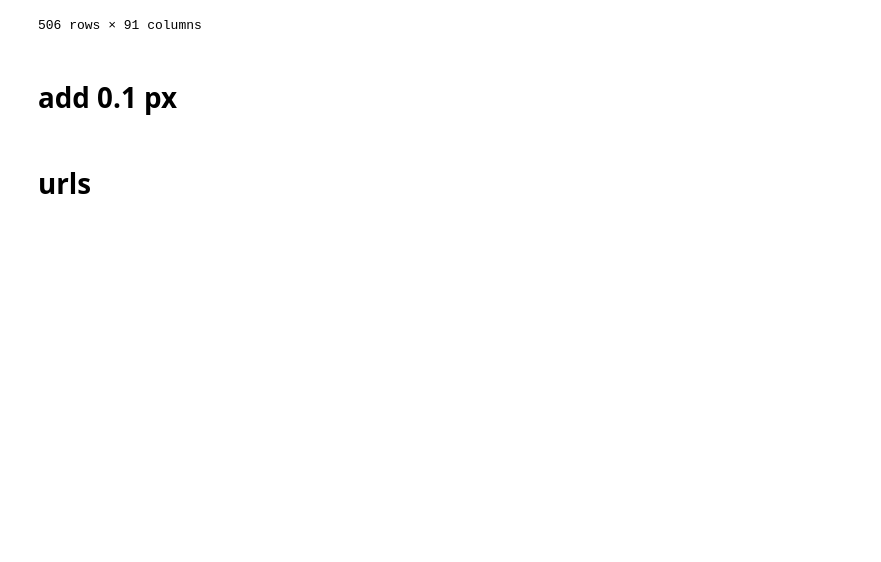
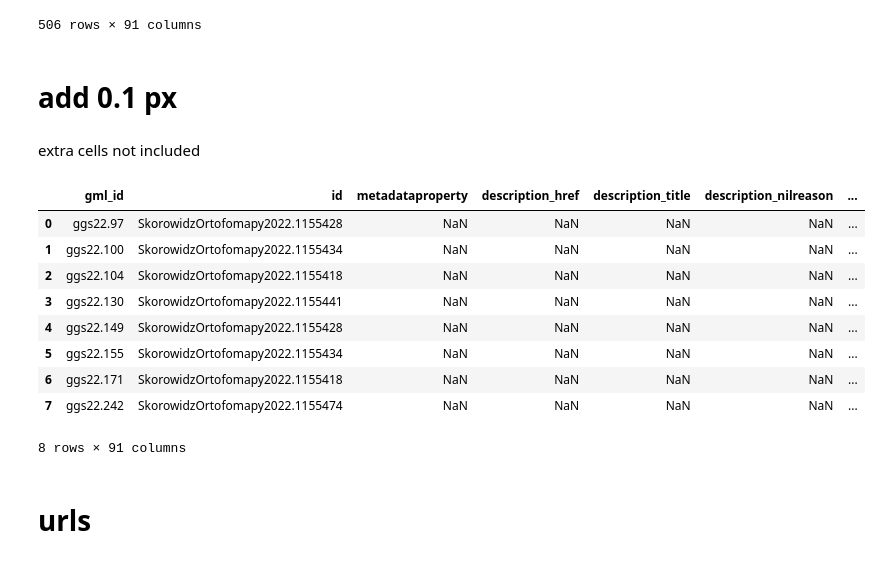
Before and after one commit to Sustainable3/Inference_data, a Jupyter notebook: ortophoto_reval.ipynb, the cells around one changed output. Drawn from its saved outputs; the diff is of its cells as text; code cells hidden in the pictures; blank space fills up the shorter version.

```diff
--- a/ortophoto_reval.ipynb
+++ b/ortophoto_reval.ipynb
@@ -51,9 +51,22 @@ df
 506 rows × 91 columns
 # %% [markdown]
 # add 0.1 px
+# %% [markdown]
+extra cells not included
 # %%
-# sm = pd.read_csv(small_outer)
-# sm
+sm = pd.read_csv(small_outer)
+sm
+# %% [output]
+|  | gml_id | id | metadataproperty | description_href | description_title | description_nilreason | ... |
+| 0 | ggs22.97 | SkorowidzOrtofomapy2022.1155428 | NaN | NaN | NaN | NaN | ... |
+| 1 | ggs22.100 | SkorowidzOrtofomapy2022.1155434 | NaN | NaN | NaN | NaN | ... |
+| 2 | ggs22.104 | SkorowidzOrtofomapy2022.1155418 | NaN | NaN | NaN | NaN | ... |
+| 3 | ggs22.130 | SkorowidzOrtofomapy2022.1155441 | NaN | NaN | NaN | NaN | ... |
+| 4 | ggs22.149 | SkorowidzOrtofomapy2022.1155428 | NaN | NaN | NaN | NaN | ... |
+| 5 | ggs22.155 | SkorowidzOrtofomapy2022.1155434 | NaN | NaN | NaN | NaN | ... |
+| 6 | ggs22.171 | SkorowidzOrtofomapy2022.1155418 | NaN | NaN | NaN | NaN | ... |
+| 7 | ggs22.242 | SkorowidzOrtofomapy2022.1155474 | NaN | NaN | NaN | NaN | ... |
+8 rows × 91 columns
 # %%
 # df = pd.concat([df, sm])
 # df
```
Also changed, not shown: parts of 3 cells of this notebook.
